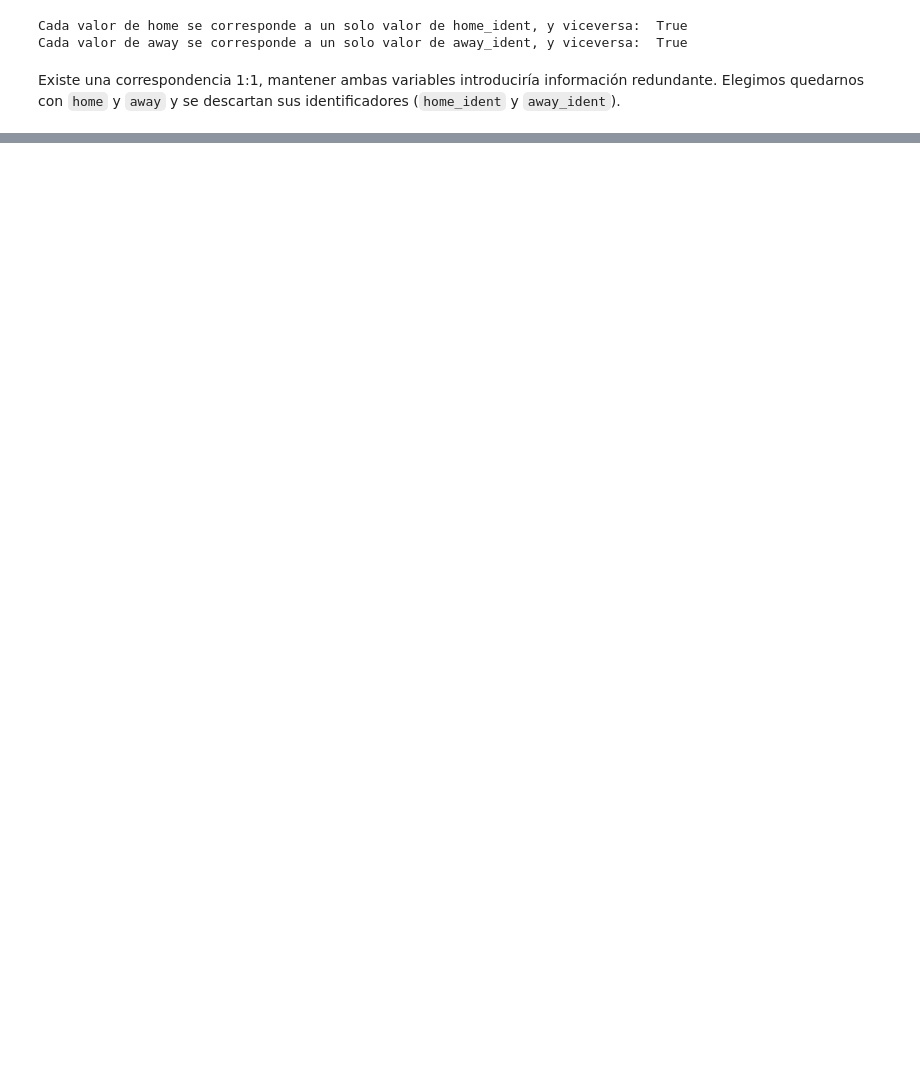
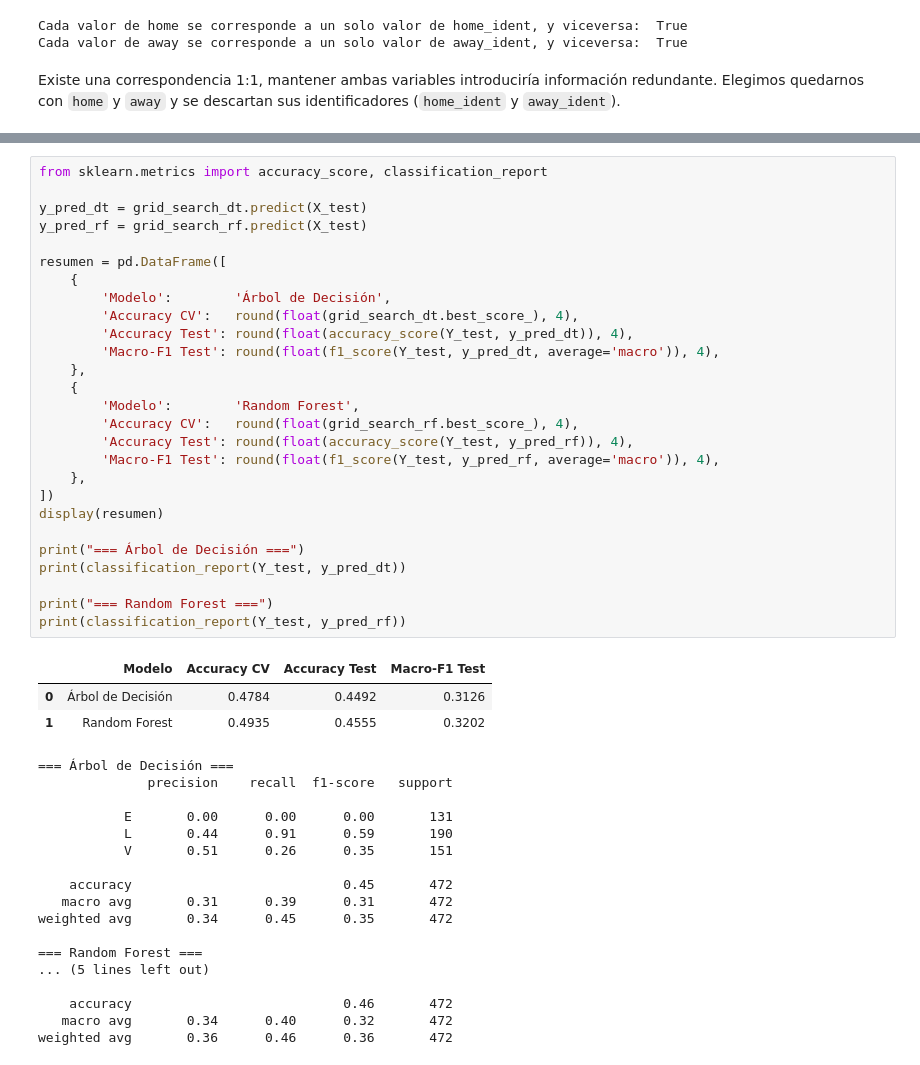
Before and after one commit to lugonca20/aprendaut_labs, a Jupyter notebook: tarea1/prueba_pipeline.ipynb, the cells around one changed output, grey strips where cells are left out. Saved outputs shown, nothing was run; the diff lists cells and outputs as text; blank space fills up the shorter version.

```diff
--- a/tarea1/prueba_pipeline.ipynb
+++ b/tarea1/prueba_pipeline.ipynb
@@ -354,0 +460,48 @@ display(resultados_gs)
+# %%
+from sklearn.metrics import accuracy_score, classification_report
+
+y_pred_dt = grid_search_dt.predict(X_test)
+y_pred_rf = grid_search_rf.predict(X_test)
+
+resumen = pd.DataFrame([
+    {
+        'Modelo':        'Árbol de Decisión',
+        'Accuracy CV':   round(float(grid_search_dt.best_score_), 4),
+        'Accuracy Test': round(float(accuracy_score(Y_test, y_pred_dt)), 4),
+        'Macro-F1 Test': round(float(f1_score(Y_test, y_pred_dt, average='macro')), 4),
+    },
+    {
+        'Modelo':        'Random Forest',
+        'Accuracy CV':   round(float(grid_search_rf.best_score_), 4),
+        'Accuracy Test': round(float(accuracy_score(Y_test, y_pred_rf)), 4),
+        'Macro-F1 Test': round(float(f1_score(Y_test, y_pred_rf, average='macro')), 4),
+    },
+])
+display(resumen)
+
+print("=== Árbol de Decisión ===")
+print(classification_report(Y_test, y_pred_dt))
+
+print("=== Random Forest ===")
+print(classification_report(Y_test, y_pred_rf))
+# %% [output]
+|  | Modelo | Accuracy CV | Accuracy Test | Macro-F1 Test |
+| 0 | Árbol de Decisión | 0.4784 | 0.4492 | 0.3126 |
+| 1 | Random Forest | 0.4935 | 0.4555 | 0.3202 |
+=== Árbol de Decisión ===
+              precision    recall  f1-score   support
+
+           E       0.00      0.00      0.00       131
+           L       0.44      0.91      0.59       190
+           V       0.51      0.26      0.35       151
+
+    accuracy                           0.45       472
+   macro avg       0.31      0.39      0.31       472
+weighted avg       0.34      0.45      0.35       472
+
+=== Random Forest ===
+... (5 lines left out)
+
+    accuracy                           0.46       472
+   macro avg       0.34      0.40      0.32       472
+weighted avg       0.36      0.46      0.36       472
```
Also changed, not shown: parts of 44 cells of this notebook, 6 other files.
